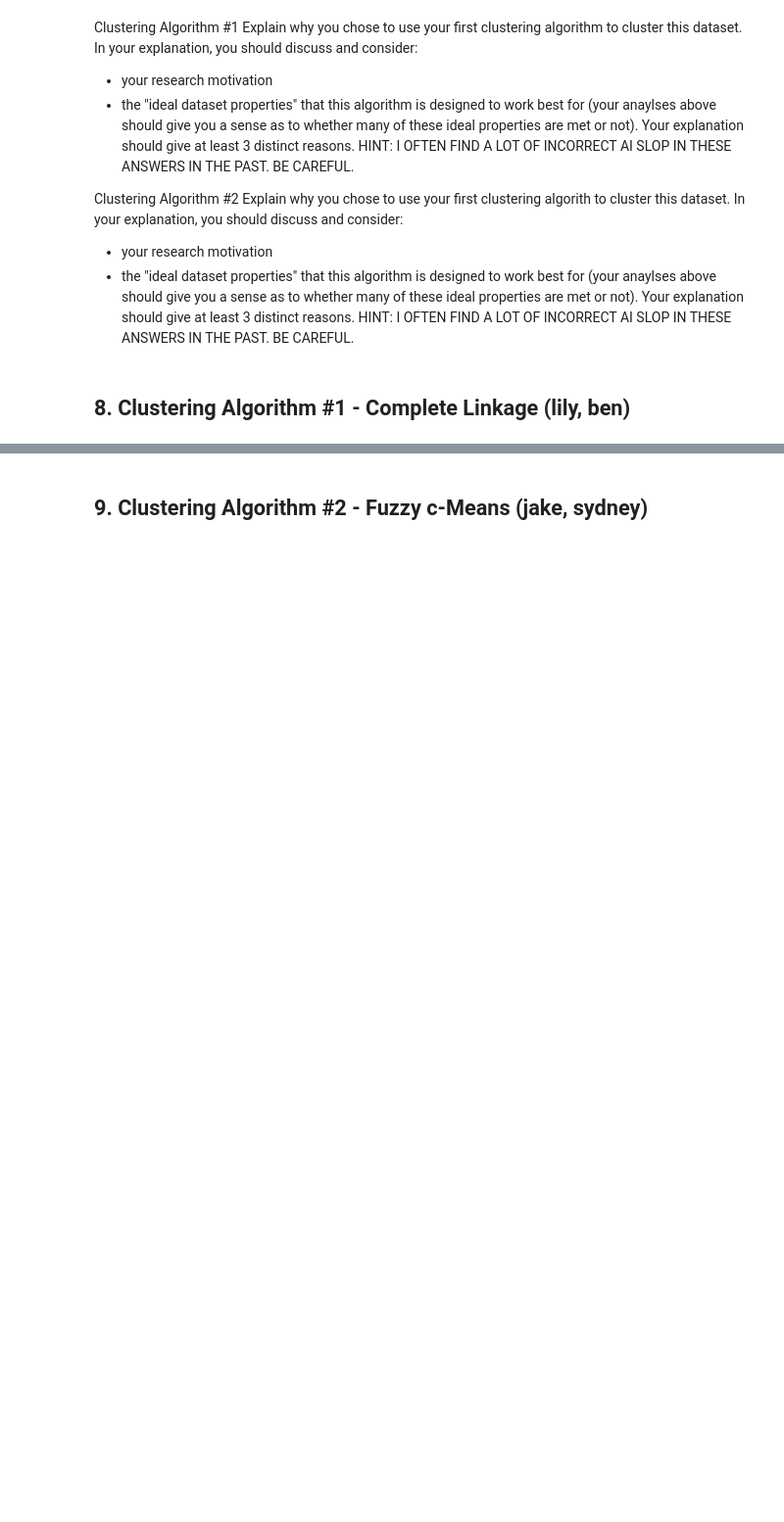
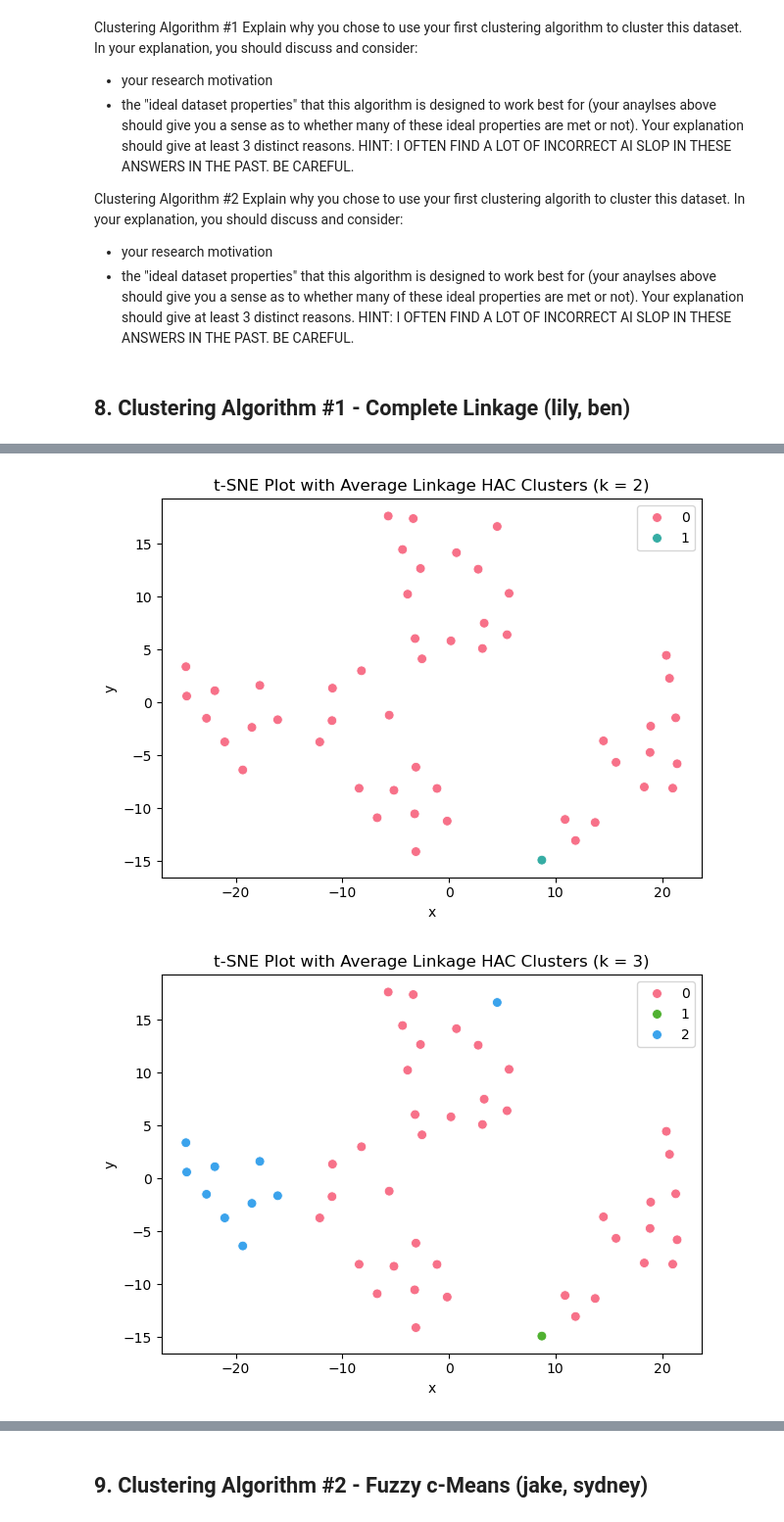
Before and after one commit to BenLeidig/stat437-project, a Jupyter notebook: project_template.ipynb, the cells around one changed output, grey strips where cells are left out. Shown at 98% size. Cells and saved outputs as stored; diff of their text form; code cells hidden in the pictures; blank space fills up the shorter version.

Commit message:
Updated HAC clusterings and Dataset Discussion

```diff
--- a/project_template.ipynb
+++ b/project_template.ipynb
@@ -283,0 +327,21 @@ CAREFUL.
+# %%
+tsne = TSNE(n_components=2, init='random', perplexity=9, random_state=207)
+X_tsne = tsne.fit_transform(X_scaled)
+df_tsne = pd.DataFrame(X_tsne, columns=['x', 'y'])
+for k in range(2, 8):
+    hac = AgglomerativeClustering(n_clusters=k, metric='euclidean', linkage='average')
+    df_tsne['predicted_cluster'] = hac.fit_predict(X_scaled)
+
+    sns.scatterplot(
+        x='x', y='y',
+        hue='predicted_cluster', palette=sns.color_palette("husl", k),
+        data=df_tsne, s=50
+    )
+
+    plt.title(f't-SNE Plot with Average Linkage HAC Clusters (k = {k})')
+    plt.legend(bbox_to_anchor=(1,1))
+    plt.tight_layout()
+    plt.show()
+# %% [output]
+[figure, added]
+[figure, added]
```
Also changed, not shown: parts of 11 cells of this notebook.
